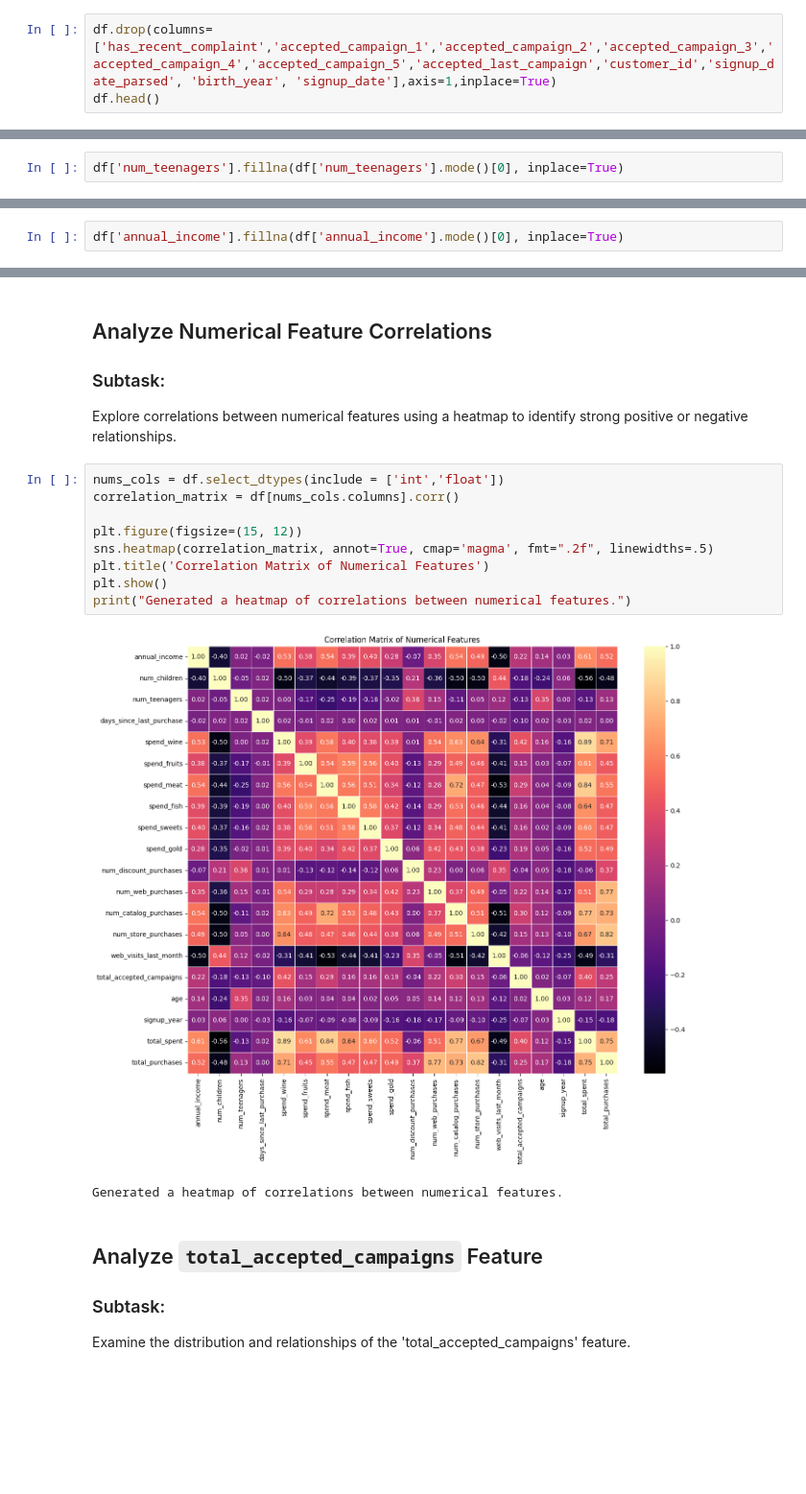
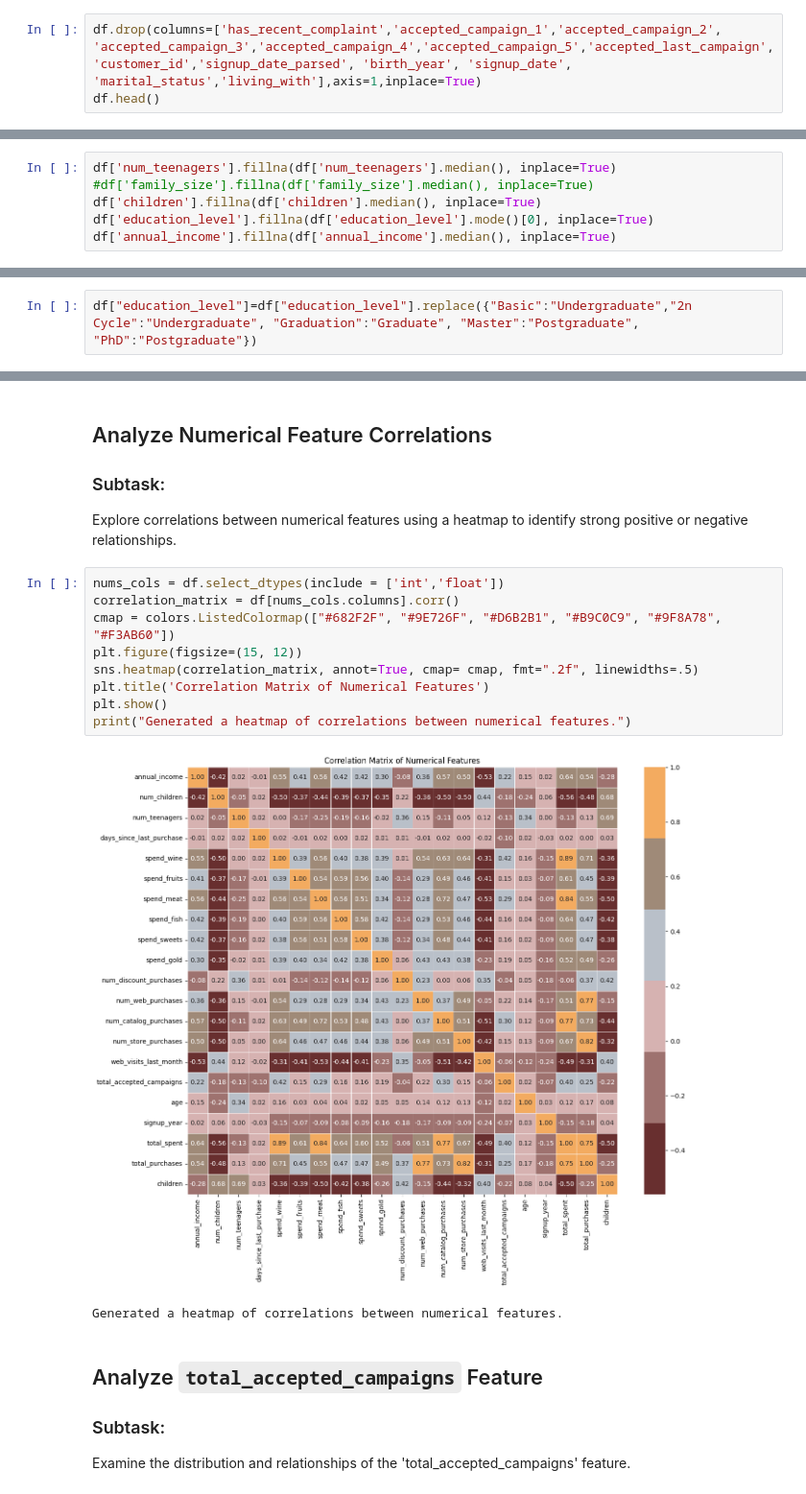
Before and after one commit to abdo-ghg/Retail-Buyer-Segmentation, a Jupyter notebook: project.ipynb, the cells around one changed output, grey strips where cells are left out. Shown at 96% size. Cells and saved outputs as stored; diff of their text form; blank space fills up the shorter version.

```diff
--- a/project.ipynb
+++ b/project.ipynb
@@ -153,6 +161,8 @@ df['total_purchases'] = df[total_purchases].sum(axis=1)
 # %% [markdown]
 ### Clean the data
 # %%
-df.drop(columns=['has_recent_complaint','accepted_campaign_1','accepted_campaign_2','accepted_campaign_3','accepted_campaign_4','accepted_campaign_5','accepted_last_campaign','customer_id','signup_date_parsed', 'birth_year', 'signup_date'],axis=1,inplace=True)
+df.drop(columns=['has_recent_complaint','accepted_campaign_1','accepted_campaign_2',
+'accepted_campaign_3','accepted_campaign_4','accepted_campaign_5','accepted_last_campaign',
+'customer_id','signup_date_parsed', 'birth_year', 'signup_date', 'marital_status','living_with'],axis=1,inplace=True)
 df.head()
 # %% [output]
@@ -187,4 +196,8 @@ dtype: int64
 # %% [markdown]
 ###### I will try the median
 # %%
-df['num_teenagers'].fillna(df['num_teenagers'].mode()[0], inplace=True)
+df['num_teenagers'].fillna(df['num_teenagers'].median(), inplace=True)
+#df['family_size'].fillna(df['family_size'].median(), inplace=True)
+df['children'].fillna(df['children'].median(), inplace=True)
+df['education_level'].fillna(df['education_level'].mode()[0], inplace=True)
+df['annual_income'].fillna(df['annual_income'].median(), inplace=True)
@@ -193,5 +204,5 @@ df['education_level'].fillna(df['education_level'].mode()[0], inplace=True)
-# %%
-df['annual_income'].fillna(df['annual_income'].mode()[0], inplace=True)
+# %%
+df["education_level"]=df["education_level"].replace({"Basic":"Undergraduate","2n Cycle":"Undergraduate", "Graduation":"Graduate", "Master":"Postgraduate", "PhD":"Postgraduate"})
 # %% [markdown]
 ##### duplicates
 # %%
@@ -319,14 +331,14 @@ Explore correlations between numerical features using a heatmap to identify stro
 # %%
 nums_cols = df.select_dtypes(include = ['int','float'])
 correlation_matrix = df[nums_cols.columns].corr()
-
+cmap = colors.ListedColormap(["#682F2F", "#9E726F", "#D6B2B1", "#B9C0C9", "#9F8A78", "#F3AB60"])
 plt.figure(figsize=(15, 12))
-sns.heatmap(correlation_matrix, annot=True, cmap='magma', fmt=".2f", linewidths=.5)
+sns.heatmap(correlation_matrix, annot=True, cmap= cmap, fmt=".2f", linewidths=.5)
 plt.title('Correlation Matrix of Numerical Features')
 plt.show()
 print("Generated a heatmap of correlations between numerical features.")
 # %% [output]
-[figure, old version]
+[figure, new version]
 Generated a heatmap of correlations between numerical features.
 # %% [markdown]
 ## Analyze `total_accepted_campaigns` Feature
```
Also changed, not shown: parts of 80 cells of this notebook, 21 other files.
